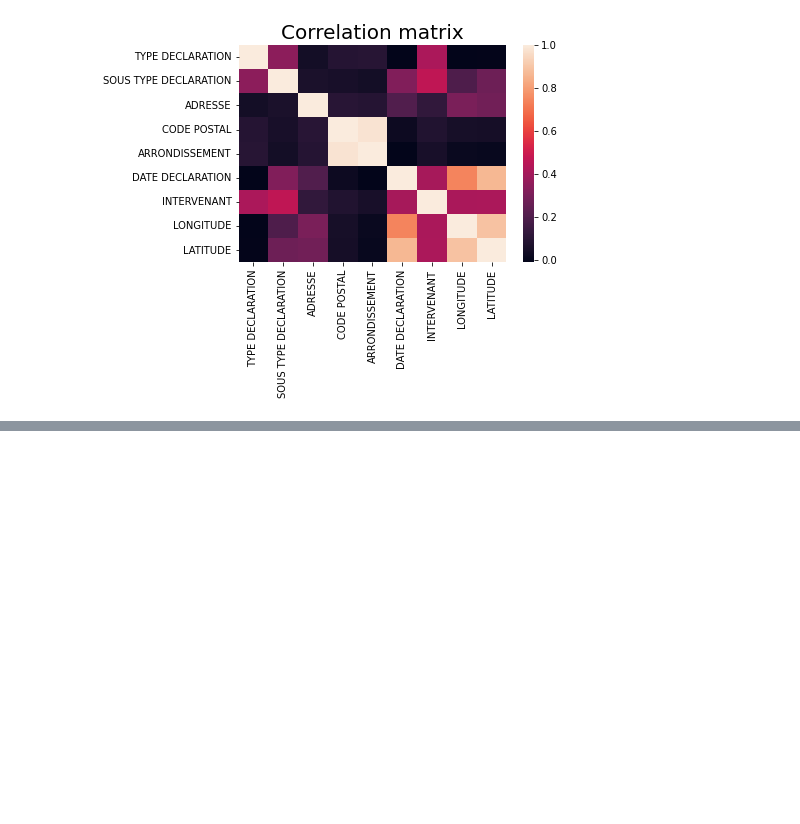
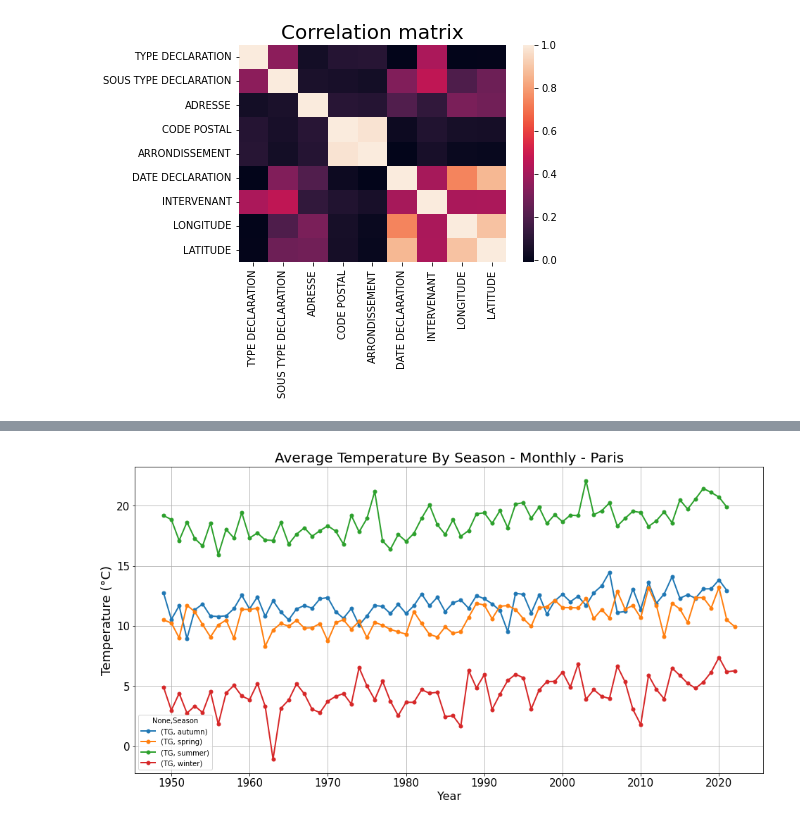
Before and after one commit to ticuss/Smart-City-Project, a Jupyter notebook: smart_city.ipynb, the cells around one changed output, grey strips where cells are left out. Cells and saved outputs as stored; diff of their text form; code cells hidden in the pictures; blank space fills up the shorter version.

```diff
--- a/smart_city.ipynb
+++ b/smart_city.ipynb
@@ -224,0 +265,32 @@ sns.lineplot(data=df1['1947-01-08':])
+# %%
+by_season = df_meteo_monthly
+SEASONS = {
+    'winter': [12, 1, 2],
+    'spring': [3, 4, 5],
+    'summer': [6, 7, 8],
+    'autumn': [9, 10, 11]
+}
+
+MONTHS = {month: season for season in SEASONS.keys()
+                        for month in SEASONS[season]
+                        }
+df_meteo_monthly['Season'] = df_meteo_monthly.index.month.map(MONTHS)
+df_meteo_grouped_by_season = df_meteo_monthly.groupby([df_meteo_monthly.index.year,'Season'])['TG'].mean()
+df_meteo_grouped_by_season = df_meteo_grouped_by_season.to_frame().unstack()
+# %%
+def plot_graph(df, title, xlabel, ylabel, markersize=5):
+    df.plot(figsize=(16,8),
+                                    legend=True,
+                                    grid=True,
+                                    fontsize=15,
+                                    linewidth=2,
+                                    marker='o',
+                                    markersize=markersize,
+                                    )
+    plt.ylabel(ylabel, fontsize=18)
+    plt.xlabel(xlabel, fontsize=16)
+    plt.title(title, fontsize=20)
+# %%
+plot_graph(df_meteo_grouped_by_season, 'Average Temperature By Season - Monthly - Paris', 'Year', 'Temperature (°C)')
+# %% [output]
+[figure, added]
```
Also changed, not shown: parts of 9 cells of this notebook.
